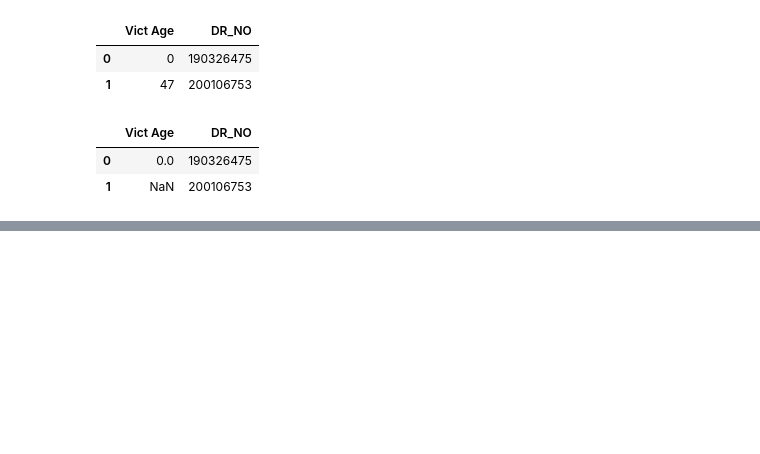
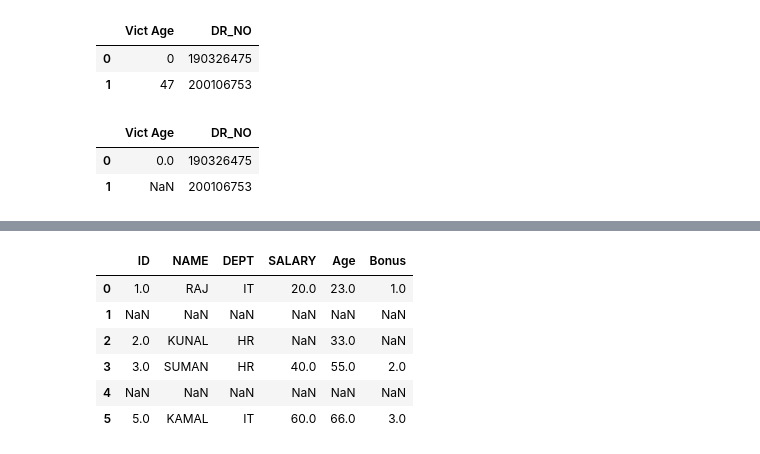
Before and after one commit to vaitysiddhi4-a11y/Python, a Jupyter notebook: Python practice .ipynb, the cells around one changed output, grey strips where cells are left out. Saved outputs shown, nothing was run; the diff lists cells and outputs as text; code cells hidden in the pictures; blank space fills up the shorter version.

Commit message:
pandas ,manage duplicate

```diff
--- a/Python practice .ipynb
+++ b/Python practice .ipynb
@@ -2494,0 +2651,3 @@ SyntaxError: invalid syntax (2503594506.py, line 1)
+# %%
+df5=pd.read_excel(r"C:\Users\MIHIR\Downloads\PANDA SAMPLE DATA.xlsx")
+df5
@@ -2494,0 +2677,3 @@ SyntaxError: invalid syntax (2503594506.py, line 1)
+# %%
+df5["Age"] = [23,np.nan,33,55,np.nan,66]
+df5
@@ -2494,0 +2688,11 @@ SyntaxError: invalid syntax (2503594506.py, line 1)
+# %%
+df5["Bonus"]=df5["SALARY"]*0.05
+df5
+# %% [output]
+|  | ID | NAME | DEPT | SALARY | Age | Bonus |
+| 0 | 1.0 | RAJ | IT | 20.0 | 23.0 | 1.0 |
+| 1 | NaN | NaN | NaN | NaN | NaN | NaN |
+| 2 | 2.0 | KUNAL | HR | NaN | 33.0 | NaN |
+| 3 | 3.0 | SUMAN | HR | 40.0 | 55.0 | 2.0 |
+| 4 | NaN | NaN | NaN | NaN | NaN | NaN |
+| 5 | 5.0 | KAMAL | IT | 60.0 | 66.0 | 3.0 |
```
Also changed, not shown: parts of 22 cells of this notebook.
